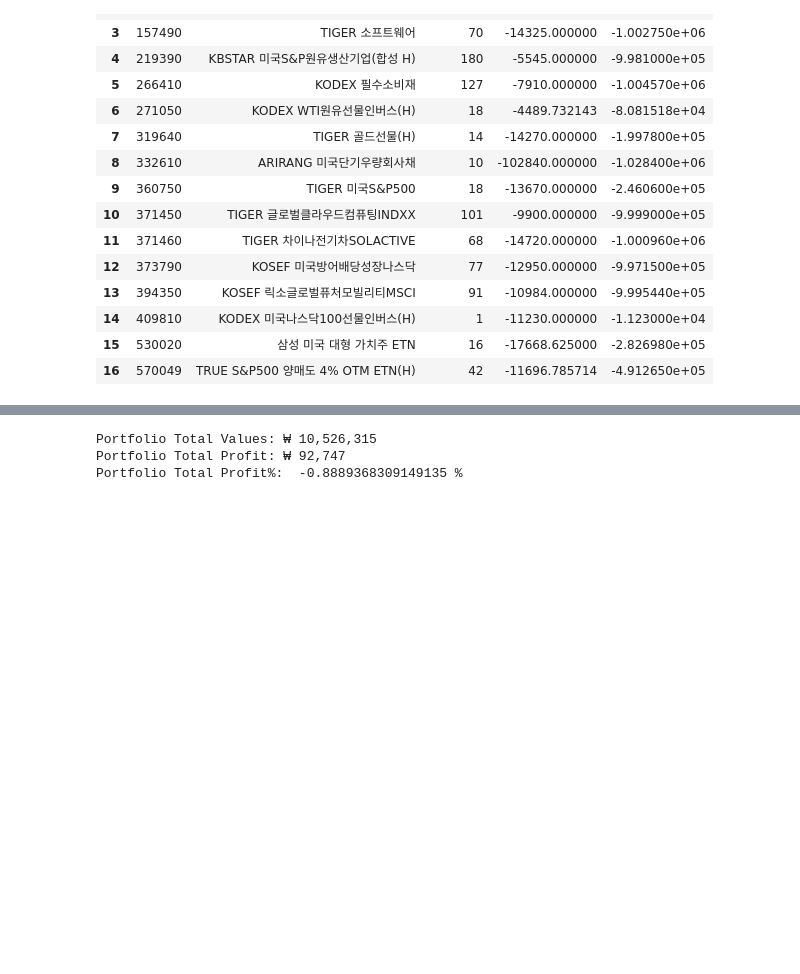
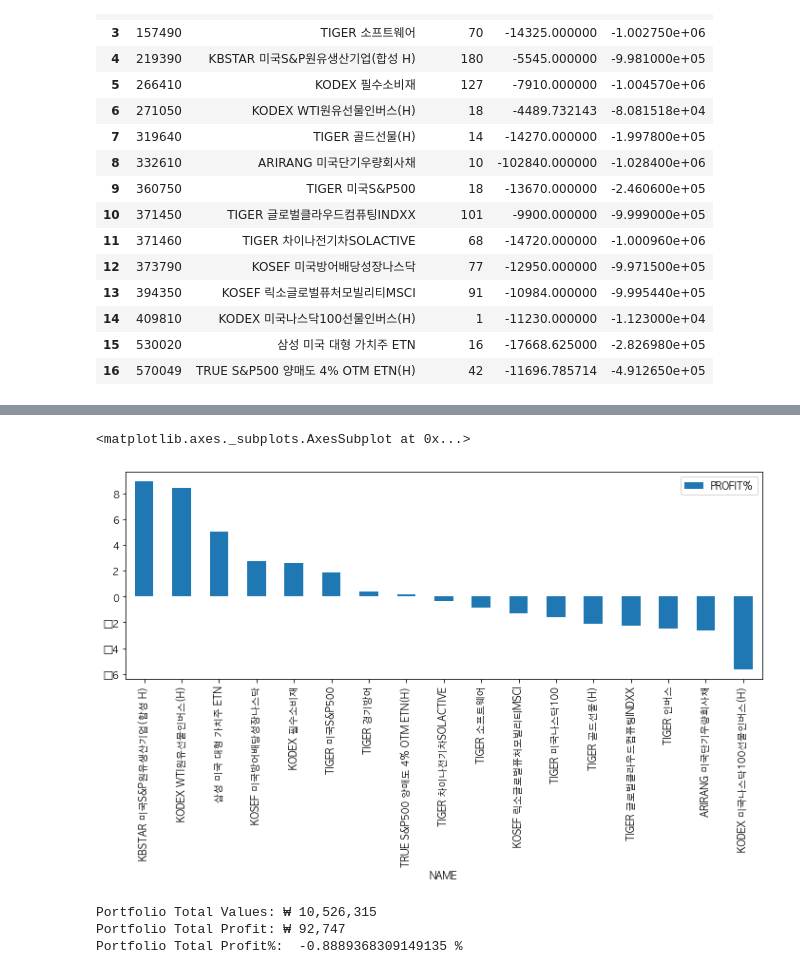
Before and after one commit to jamescbjeon/invest, a Jupyter notebook: mypostion.ipynb, the cells around one changed output, grey strips where cells are left out. Drawn from its saved outputs; the diff is of its cells as text; code cells hidden in the pictures; blank space fills up the shorter version.

```diff
--- a/mypostion.ipynb
+++ b/mypostion.ipynb
@@ -399,3 +404,8 @@ market
+# %%
+market[['NAME', 'PROFIT%']].set_index('NAME').sort_values('PROFIT%', ascending= False).plot(kind= 'bar', figsize= (12, 4))
+# %% [output]
+<matplotlib.axes._subplots.AxesSubplot at 0x...>
+[figure, added]
 # %%
 print('Portfolio Total Values: ₩', f'{int(market.CV.sum()):,}')
 print('Portfolio Total Profit: ₩', f'{int(market.PROFIT.sum()):,}')
```
Also changed, not shown: parts of 2 cells of this notebook.
